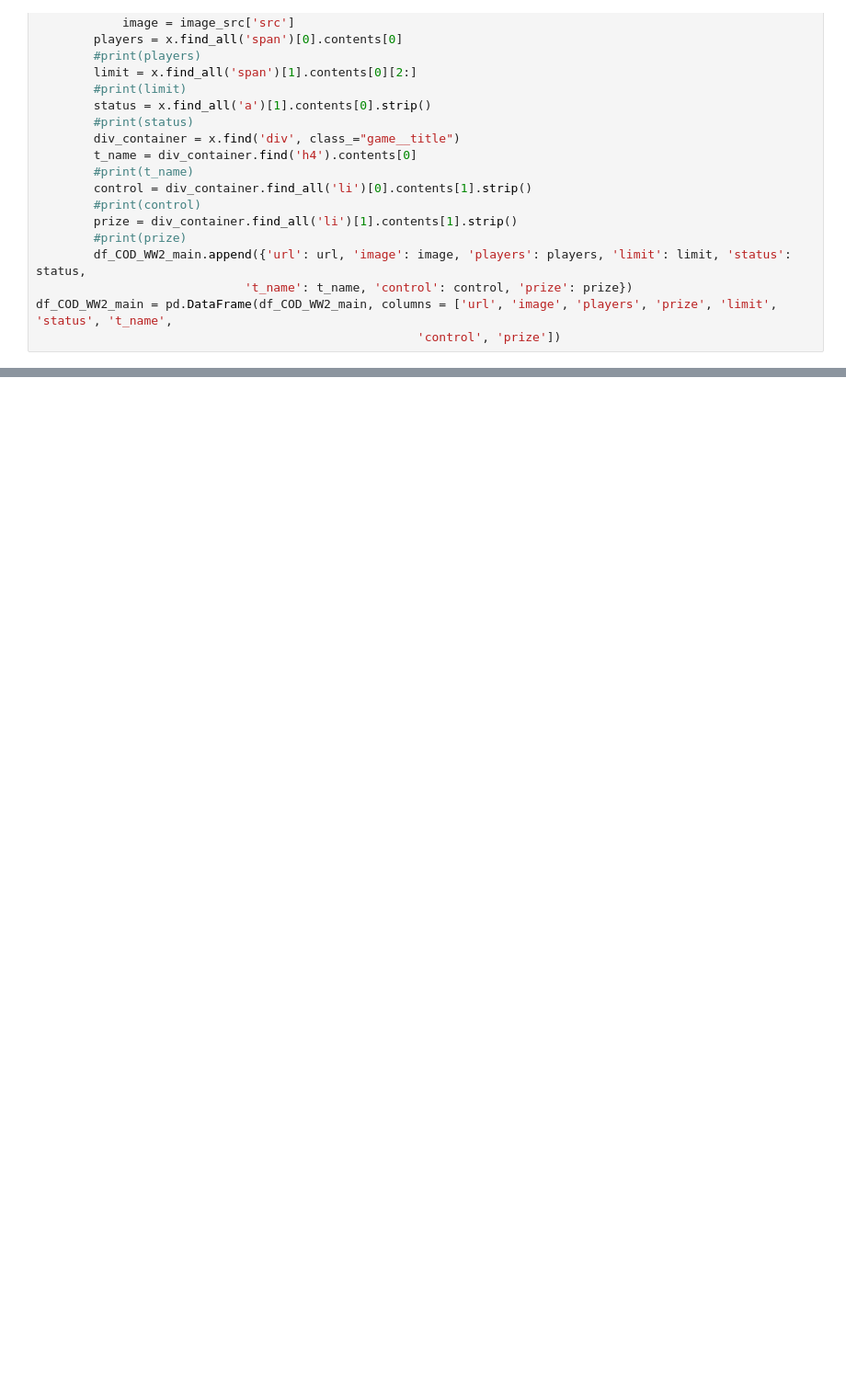
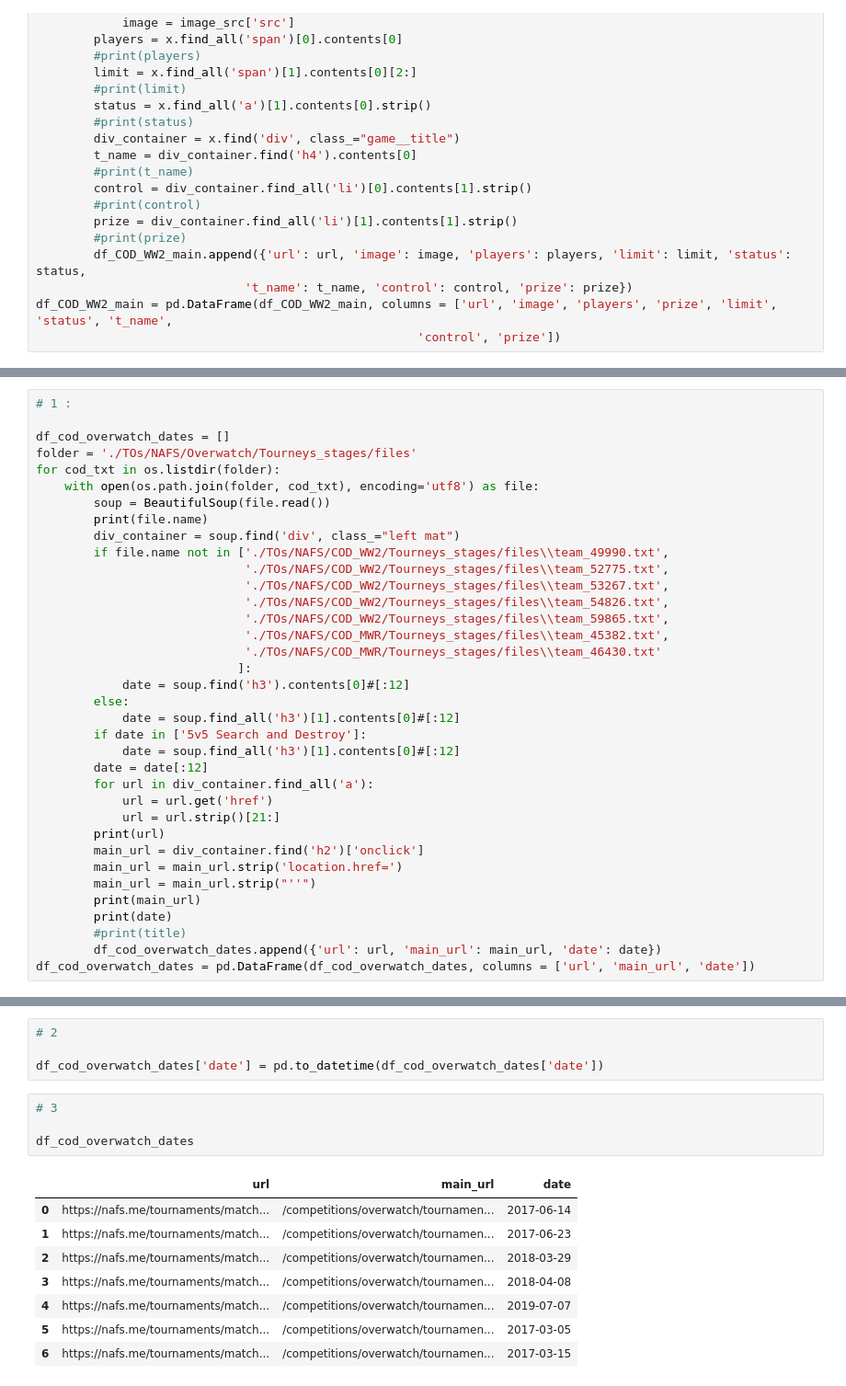
Before and after one commit to iRaied/eSports_Teams, a Jupyter notebook: esports_teams.ipynb, the cells around one changed output, grey strips where cells are left out. Shown at 92% size. Cells and saved outputs as stored; diff of their text form; blank space fills up the shorter version.

```diff
--- a/esports_teams.ipynb
+++ b/esports_teams.ipynb
@@ -3070,0 +3074,36 @@ df_COD_WW2_main
+# %%
+# 1 :
+
+df_cod_overwatch_dates = []
+folder = './TOs/NAFS/Overwatch/Tourneys_stages/files'
+for cod_txt in os.listdir(folder):
+    with open(os.path.join(folder, cod_txt), encoding='utf8') as file:
+        soup = BeautifulSoup(file.read())
+        print(file.name)
+        div_container = soup.find('div', class_="left mat")
+        if file.name not in ['./TOs/NAFS/COD_WW2/Tourneys_stages/files\\team_49990.txt',
+                             './TOs/NAFS/COD_WW2/Tourneys_stages/files\\team_52775.txt',
+                             './TOs/NAFS/COD_WW2/Tourneys_stages/files\\team_53267.txt',
+                             './TOs/NAFS/COD_WW2/Tourneys_stages/files\\team_54826.txt',
+                             './TOs/NAFS/COD_WW2/Tourneys_stages/files\\team_59865.txt',
+                             './TOs/NAFS/COD_MWR/Tourneys_stages/files\\team_45382.txt',
+                             './TOs/NAFS/COD_MWR/Tourneys_stages/files\\team_46430.txt'
+                            ]:
+            date = soup.find('h3').contents[0]#[:12]
+        else:
+            date = soup.find_all('h3')[1].contents[0]#[:12]
+        if date in ['5v5 Search and Destroy']:
+            date = soup.find_all('h3')[1].contents[0]#[:12]
+        date = date[:12]
+        for url in div_container.find_all('a'):
+            url = url.get('href')
+            url = url.strip()[21:]
+        print(url)
+        main_url = div_container.find('h2')['onclick']
+        main_url = main_url.strip('location.href=')
+        main_url = main_url.strip("''")
+        print(main_url)
+        print(date)
+        #print(title)
+        df_cod_overwatch_dates.append({'url': url, 'main_url': main_url, 'date': date})
+df_cod_overwatch_dates = pd.DataFrame(df_cod_overwatch_dates, columns = ['url', 'main_url', 'date'])
@@ -3070,0 +3128,17 @@ df_COD_WW2_main
+# %%
+# 2
+
+df_cod_overwatch_dates['date'] = pd.to_datetime(df_cod_overwatch_dates['date'])
+# %%
+# 3
+
+df_cod_overwatch_dates
+# %% [output]
+|  | url | main_url | date |
+| 0 | https://nafs.me/tournaments/match... | /competitions/overwatch/tournamen... | 2017-06-14 |
+| 1 | https://nafs.me/tournaments/match... | /competitions/overwatch/tournamen... | 2017-06-23 |
+| 2 | https://nafs.me/tournaments/match... | /competitions/overwatch/tournamen... | 2018-03-29 |
+| 3 | https://nafs.me/tournaments/match... | /competitions/overwatch/tournamen... | 2018-04-08 |
+| 4 | https://nafs.me/tournaments/match... | /competitions/overwatch/tournamen... | 2019-07-07 |
+| 5 | https://nafs.me/tournaments/match... | /competitions/overwatch/tournamen... | 2017-03-05 |
+| 6 | https://nafs.me/tournaments/match... | /competitions/overwatch/tournamen... | 2017-03-15 |
```
Also changed, not shown: parts of 17 cells of this notebook.
